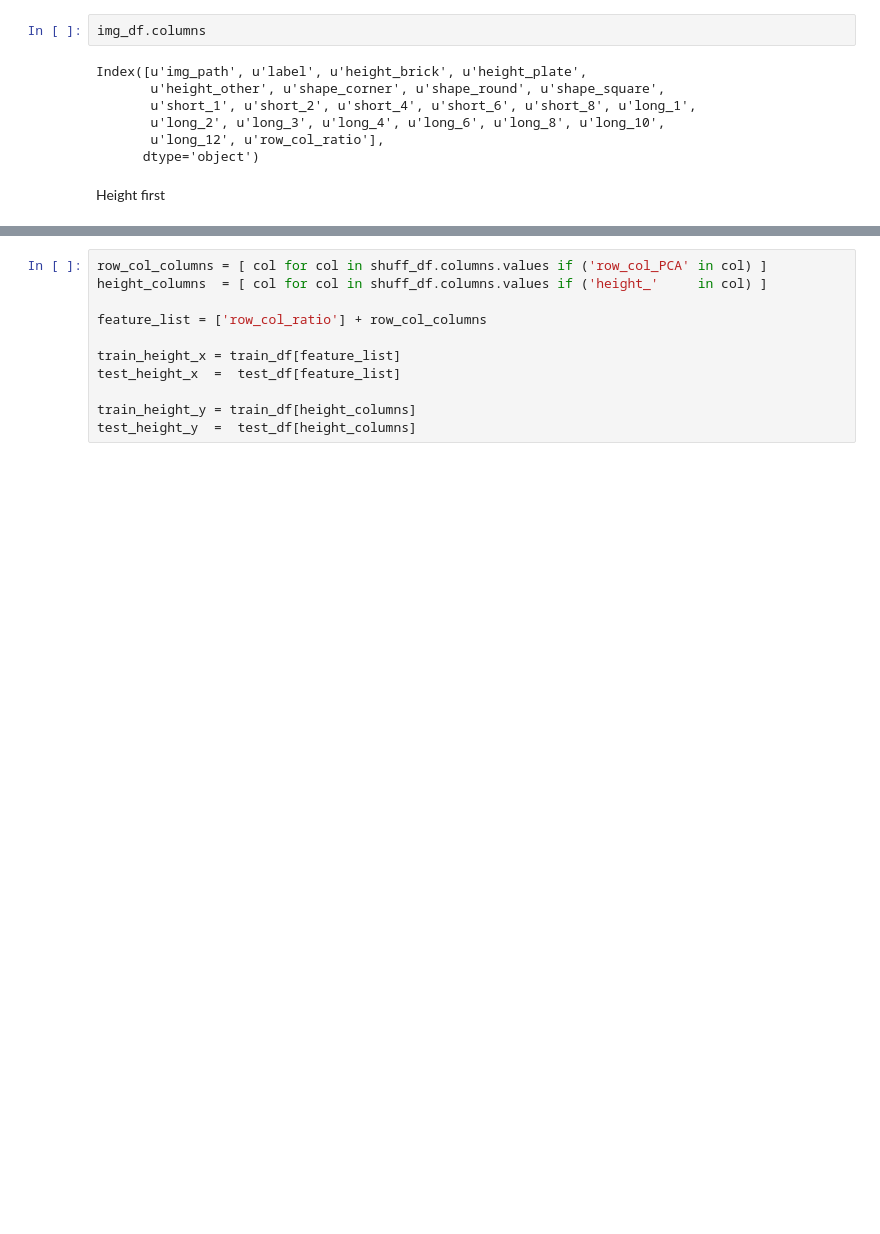
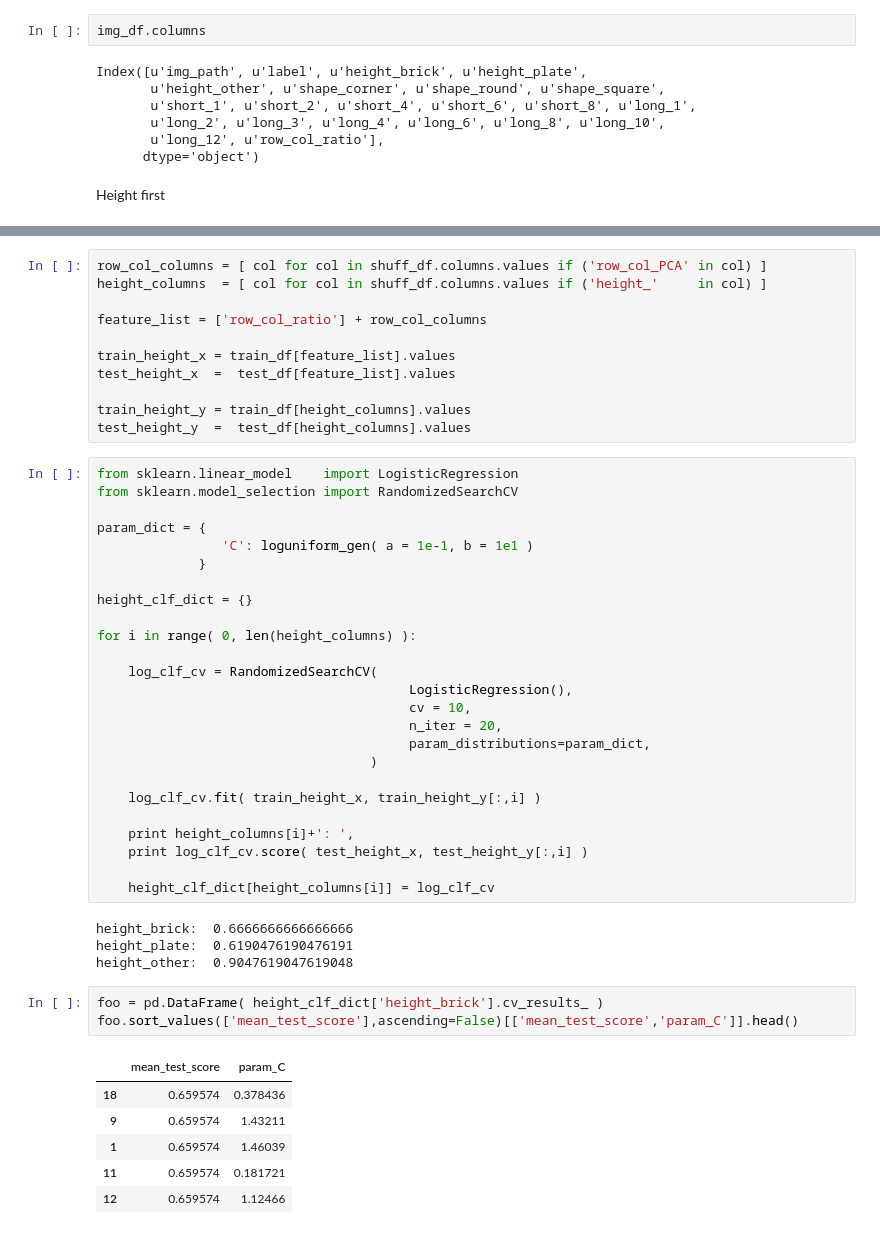
Before and after one commit to markertsean/lego_recognition, a Jupyter notebook: classification/build_model.ipynb, the cells around one changed output, grey strips where cells are left out. Drawn from its saved outputs; the diff is of its cells as text; blank space fills up the shorter version.

Commit message:
Have logistic regression going for each individual class. Results look suspicously good. Need to verify results, try new models, implement multilabel classification, and test on more data

```diff
--- a/classification/build_model.ipynb
+++ b/classification/build_model.ipynb
@@ -236,8 +256,47 @@ height_columns  = [ col for col in shuff_df.columns.values if ('height_'     in
 
 feature_list = ['row_col_ratio'] + row_col_columns
 
-train_height_x = train_df[feature_list]
-test_height_x  =  test_df[feature_list]
+train_height_x = train_df[feature_list].values
+test_height_x  =  test_df[feature_list].values
 
-train_height_y = train_df[height_columns]
-test_height_y  =  test_df[height_columns]
+train_height_y = train_df[height_columns].values
+test_height_y  =  test_df[height_columns].values
+# %%
+from sklearn.linear_model    import LogisticRegression
+from sklearn.model_selection import RandomizedSearchCV
+
+param_dict = {
+                'C': loguniform_gen( a = 1e-1, b = 1e1 )
+             }
+
+height_clf_dict = {}
+
+for i in range( 0, len(height_columns) ):
+
+    log_clf_cv = RandomizedSearchCV(
+                                        LogisticRegression(),
+                                        cv = 10,
+                                        n_iter = 20,
+                                        param_distributions=param_dict,
+                                   )
+
+    log_clf_cv.fit( train_height_x, train_height_y[:,i] )
+
+    print height_columns[i]+': ',
+    print log_clf_cv.score( test_height_x, test_height_y[:,i] )
+
+    height_clf_dict[height_columns[i]] = log_clf_cv
+# %% [output]
+height_brick:  0.6666666666666666
+height_plate:  0.6190476190476191
+height_other:  0.9047619047619048
+# %%
+foo = pd.DataFrame( height_clf_dict['height_brick'].cv_results_ )
+foo.sort_values(['mean_test_score'],ascending=False)[['mean_test_score','param_C']].head()
+# %% [output]
+|  | mean_test_score | param_C |
+| 18 | 0.659574 | 0.378436 |
+| 9 | 0.659574 | 1.43211 |
+| 1 | 0.659574 | 1.46039 |
+| 11 | 0.659574 | 0.181721 |
+| 12 | 0.659574 | 1.12466 |
```
Also changed, not shown: parts of 23 cells of this notebook.
